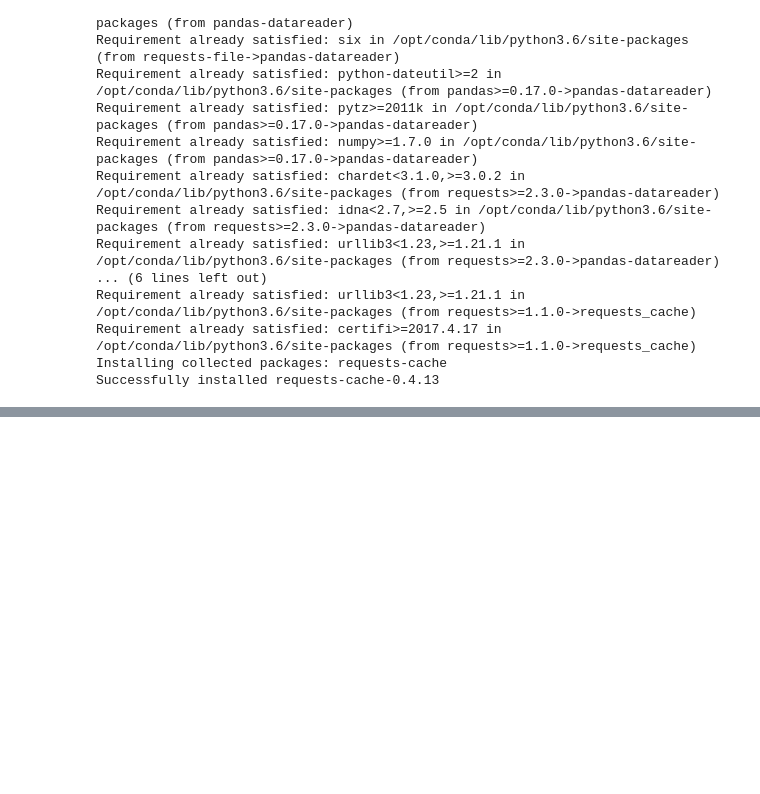
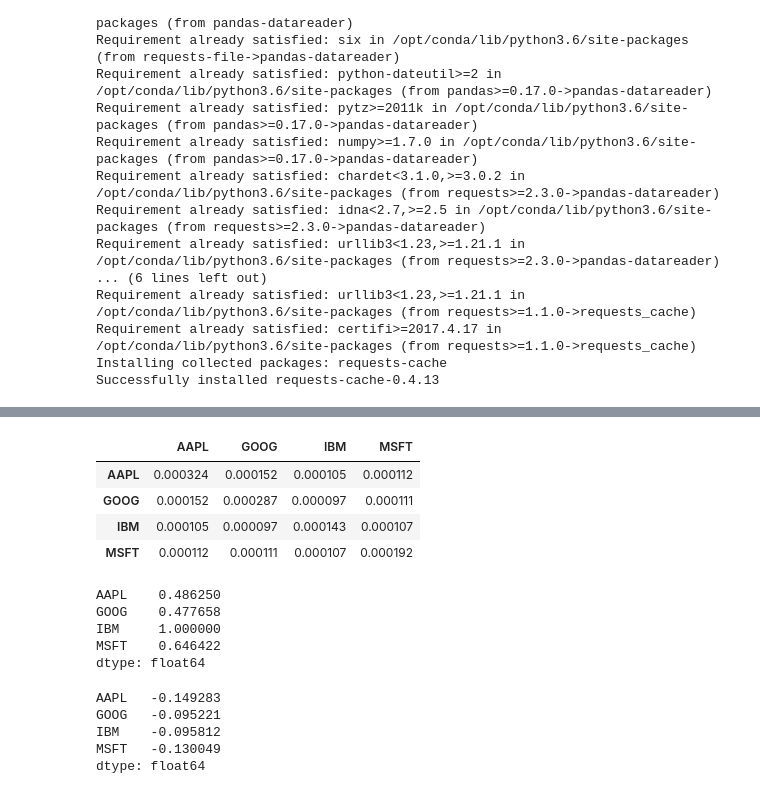
Before and after one commit to shammer83/pandas_practice, a Jupyter notebook: ipynb/Pandas_warmups.ipynb, the cells around one changed output, grey strips where cells are left out. Saved outputs shown, nothing was run; the diff lists cells and outputs as text; code cells hidden in the pictures; blank space fills up the shorter version.

```diff
--- a/ipynb/Pandas_warmups.ipynb
+++ b/ipynb/Pandas_warmups.ipynb
@@ -380,0 +419,24 @@ price = DataFrame({tic: data['Adj Close'] for tic, data in all_data.iteritems} )
+# %%
+returns.cov()
+# %% [output]
+|  | AAPL | GOOG | IBM | MSFT |
+| AAPL | 0.000324 | 0.000152 | 0.000105 | 0.000112 |
+| GOOG | 0.000152 | 0.000287 | 0.000097 | 0.000111 |
+| IBM | 0.000105 | 0.000097 | 0.000143 | 0.000107 |
+| MSFT | 0.000112 | 0.000111 | 0.000107 | 0.000192 |
+# %%
+returns.corrwith(returns.IBM)
+# %% [output]
+AAPL    0.486250
+GOOG    0.477658
+IBM     1.000000
+MSFT    0.646422
+dtype: float64
+# %%
+returns.corrwith(volume)
+# %% [output]
+AAPL   -0.149283
+GOOG   -0.095221
+IBM    -0.095812
+MSFT   -0.130049
+dtype: float64
```
Also changed, not shown: parts of 6 cells of this notebook, 1 other file.
